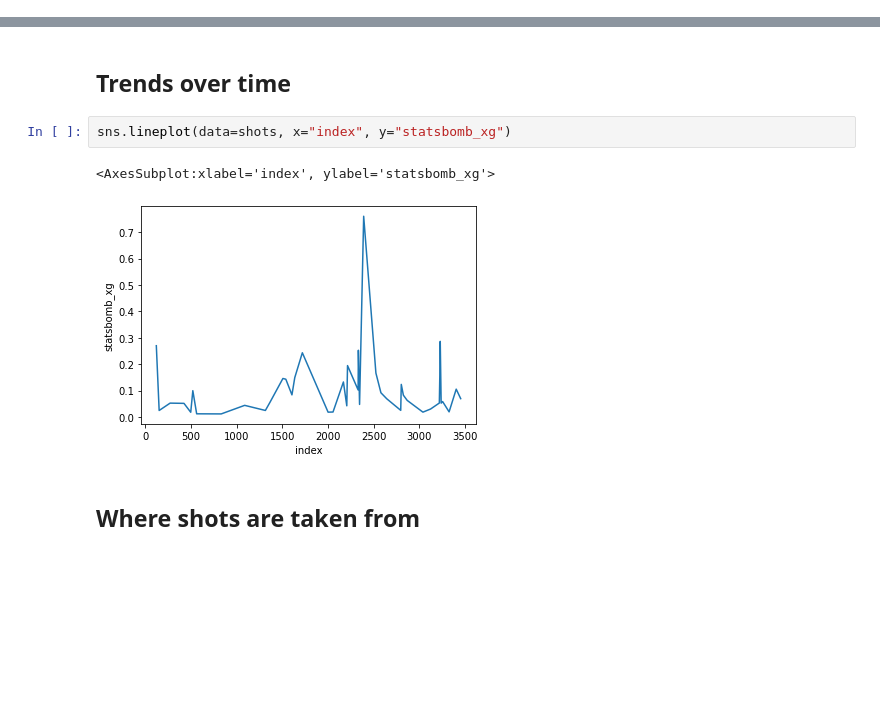
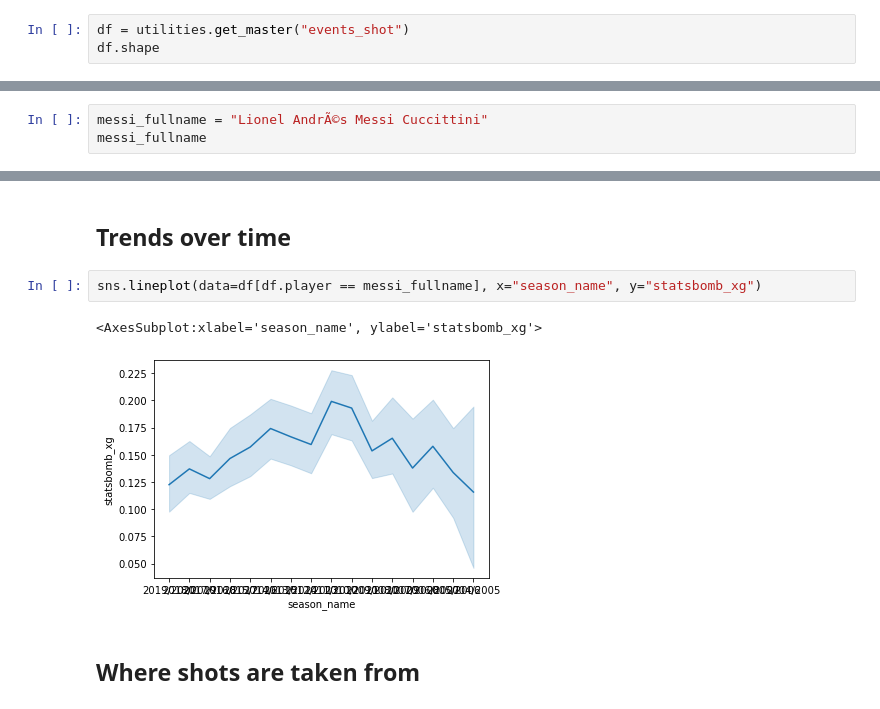
Before and after one commit to deacona/the-ball-is-round, a Jupyter notebook: notebooks/messi_01_finding_leo.ipynb, the cells around one changed output, grey strips where cells are left out. Cells and saved outputs as stored; diff of their text form; blank space fills up the shorter version.

Commit message:
Use processed shot data in analysis

```diff
--- a/notebooks/messi_01_finding_leo.ipynb
+++ b/notebooks/messi_01_finding_leo.ipynb
@@ -7,0 +7,3 @@ import statsbomb as sb
+# %%
+df = utilities.get_master("events_shot")
+df.shape
@@ -173,0 +32,3 @@ shots.describe(include="all").T
+# %%
+messi_fullname = "Lionel AndrÃ©s Messi Cuccittini"
+messi_fullname
@@ -182,10 +81,10 @@ from matplotlib.offsetbox import  OffsetImage
 # %% [markdown]
 ## Trends over time
 # %%
-sns.lineplot(data=shots, x="index", y="statsbomb_xg")
+sns.lineplot(data=df[df.player == messi_fullname], x="season_name", y="statsbomb_xg")
 # %% [output]
-<AxesSubplot:xlabel='index', ylabel='statsbomb_xg'>
+<AxesSubplot:xlabel='season_name', ylabel='statsbomb_xg'>
-[figure, old version]
+[figure, new version]
 # %% [markdown]
 ## Where shots are taken from
 # %%
```
Also changed, not shown: parts of 33 cells of this notebook, 1 other file.
